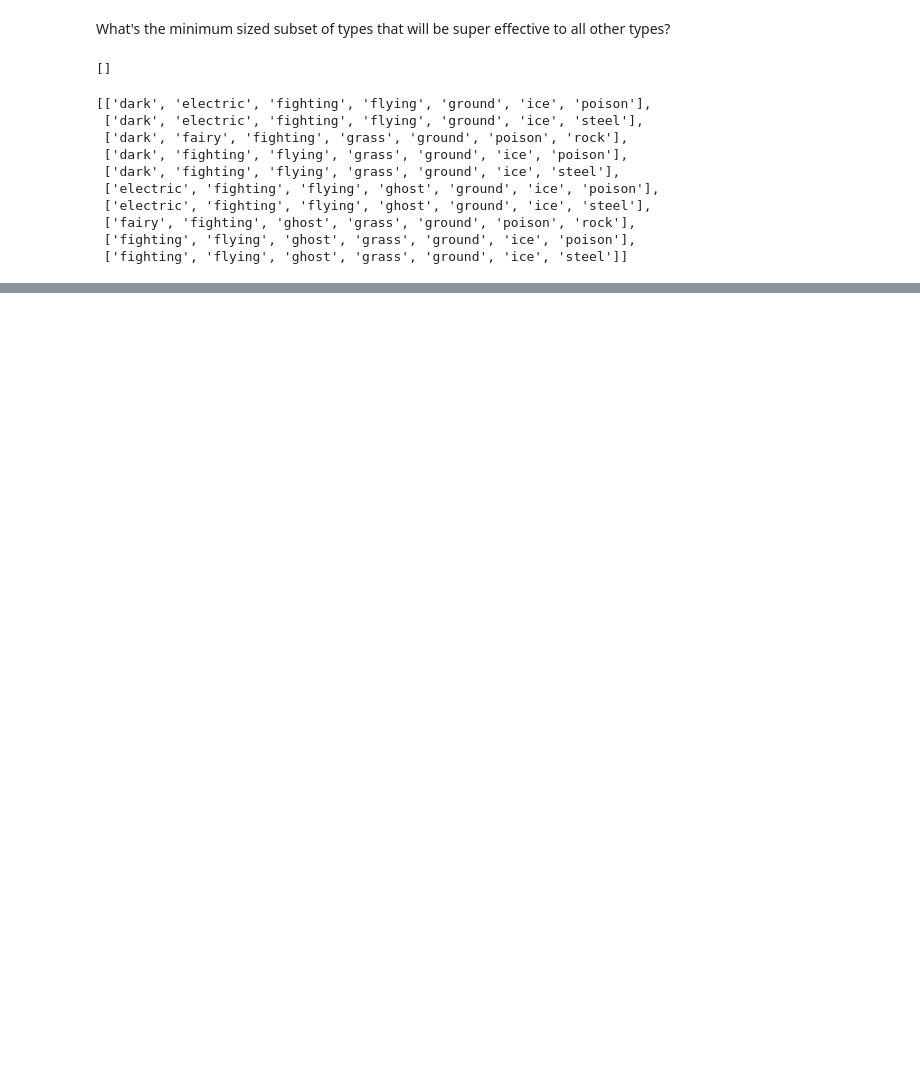
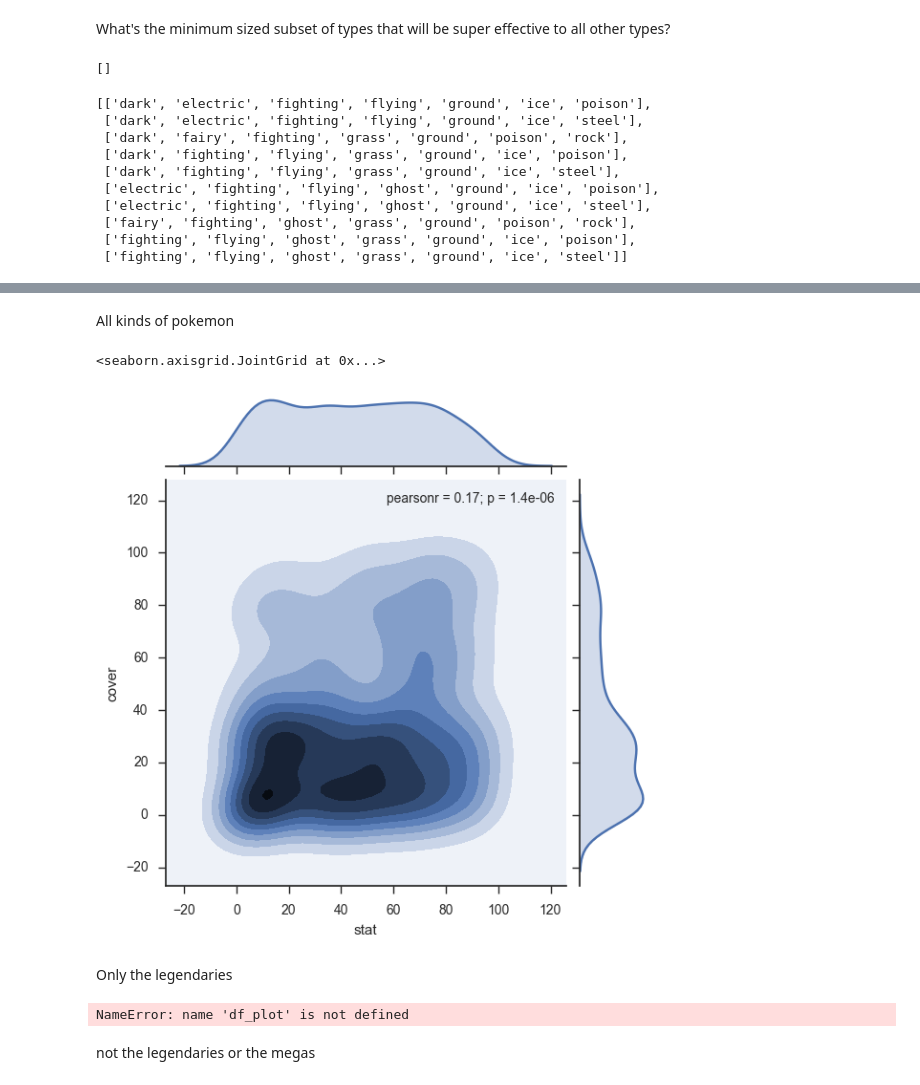
Before and after one commit to henrywallace/games, a Jupyter notebook: pokemon/pokemon.ipynb, the cells around one changed output, grey strips where cells are left out. Saved outputs shown, nothing was run; the diff lists cells and outputs as text; code cells hidden in the pictures; blank space fills up the shorter version.

```diff
--- a/pokemon/pokemon.ipynb
+++ b/pokemon/pokemon.ipynb
@@ -75,0 +429,16 @@ sorted(combos, reverse=True)[:10]
+# %%
+def poke_score(name):
+    score = pokemon_df7[pokemon_df7['species'] == name]['total'].values[0]
+    stat_percentile = percentileofscore(pokemon_df7['total'].values, score)
+
+    for types, pokemon in pokemon_types.items():
+        if name.capitalize() in pokemon:
+            break
+
+    norms = np.sum(type_scores[['attack', 'defense']].values, axis=1)
+    row = type_scores[type_scores['types'] == types]
+    cover_percentile = percentileofscore(norms, row[['attack', 'defense']].values.sum())
+
+    return stat_percentile, cover_percentile
+
+poke_score('Toxapex')
@@ -75,0 +447,5 @@ sorted(combos, reverse=True)[:10]
+# %%
+all_names = pokemon_df7['species'].values
+norms = []
+for name in all_names:
+    norms.append(sum(poke_score(name)))
@@ -75,0 +506,20 @@ sorted(combos, reverse=True)[:10]
+# %%
+df = pd.DataFrame([{'stat': poke_score(name)[0], 'cover': poke_score(name)[1], 'name': name}
+                   for name in set(pokemon_df7['species'].values.flatten())])
+# %% [markdown]
+All kinds of pokemon
+# %%
+sns.jointplot('stat', 'cover', data=df, kind='kde')
+# %% [output]
+<seaborn.axisgrid.JointGrid at 0x...>
+[figure, added]
+# %% [markdown]
+Only the legendaries
+# %%
+jdf_plot = df[list(legendary(name) for name in df['name'])]
+sns.jointplot('stat', 'cover', data=df_plot, xlim=[0, 100])
+#.plot_joint(sns.kdeplot, zorder=0, n_levels=20, shade=True, alpha=0.4, kernel='epa')
+# %% [output]
+NameError: name 'df_plot' is not defined
+# %% [markdown]
+not the legendaries or the megas
```
Also changed, not shown: parts of 55 cells of this notebook, 2 other files.
